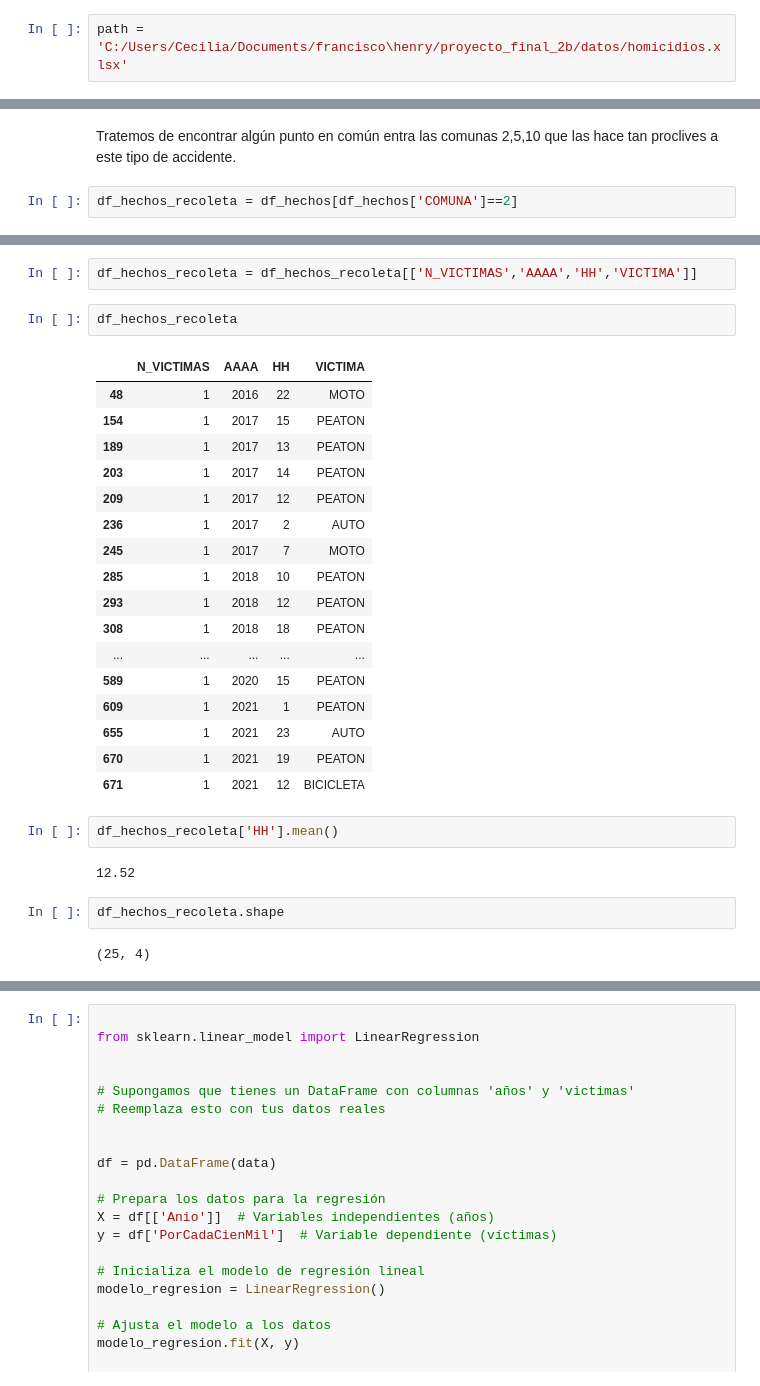
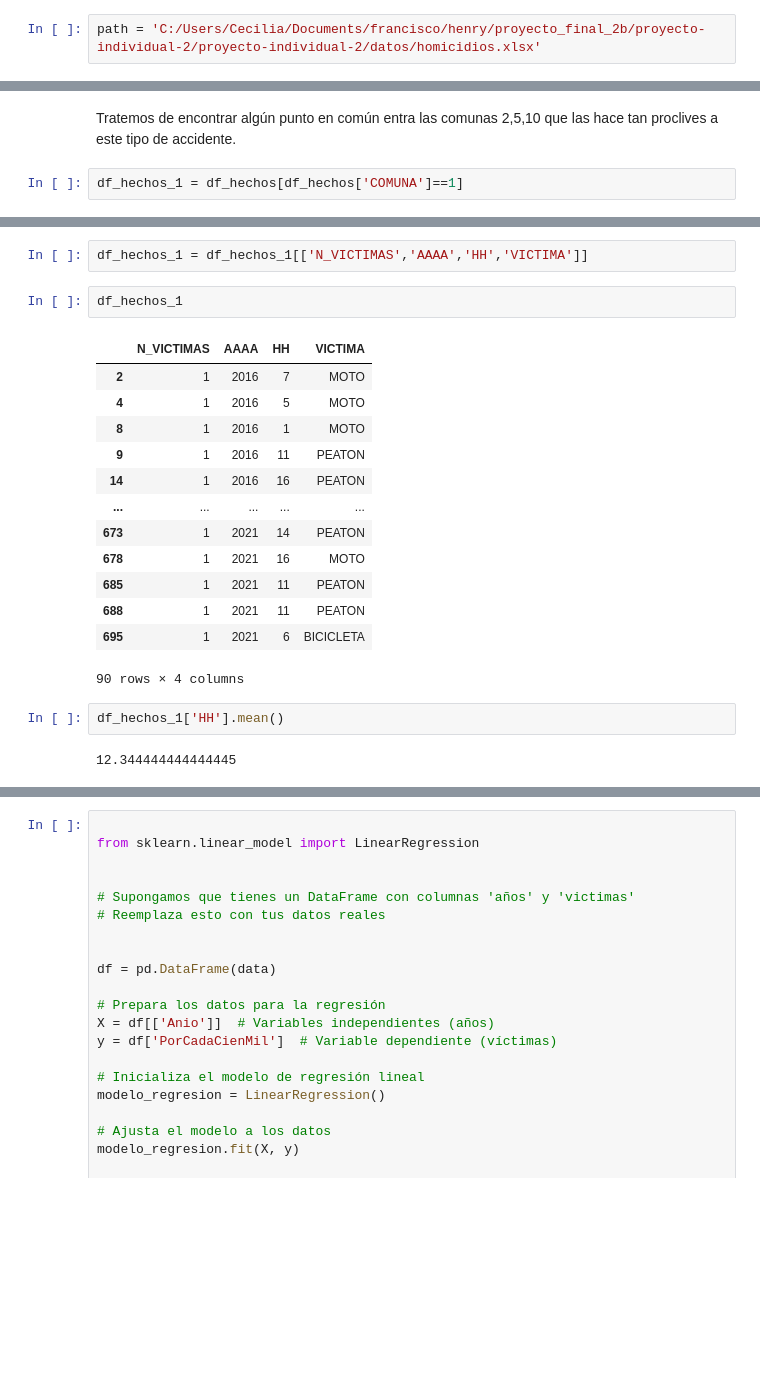
Before and after one commit to pachomejia26/proyecto-individual-2, a Jupyter notebook: codigo/diciembre_4.ipynb, the cells around one changed output, grey strips where cells are left out. Cells and saved outputs as stored; diff of their text form; blank space fills up the shorter version.

```diff
--- a/codigo/diciembre_4.ipynb
+++ b/codigo/diciembre_4.ipynb
@@ -6,7 +6,7 @@ import seaborn as sns
 # %%
 import numpy as np
 # %%
-path = 'C:/Users/Cecilia/Documents/francisco\henry/proyecto_final_2b/datos/homicidios.xlsx'
+path = 'C:/Users/Cecilia/Documents/francisco/henry/proyecto_final_2b/proyecto-individual-2/proyecto-individual-2/datos/homicidios.xlsx'
 # %%
 #df_diccionario_hechos = pd.read_excel(path,sheet_name='DICCIONARIO_HECHOS')
 #df_diccionario_victimas = pd.read_excel(path,sheet_name='DICCIONARIO_VICTIMAS')
@@ -165,5 +163,5 @@ plt.show()
 # %% [markdown]
 Tratemos de encontrar algún punto en común entra las comunas 2,5,10 que las hace tan proclives a este tipo de accidente. </span>
 # %%
-df_hechos_recoleta = df_hechos[df_hechos['COMUNA']==2]
+df_hechos_1 = df_hechos[df_hechos['COMUNA']==1]
 # %%
@@ -189,30 +187,22 @@ print(df_hechos_recoleta)
 # %%
-df_hechos_recoleta = df_hechos_recoleta[['N_VICTIMAS','AAAA','HH','VICTIMA']]
+df_hechos_1 = df_hechos_1[['N_VICTIMAS','AAAA','HH','VICTIMA']]
-# %%
-df_hechos_recoleta
-# %% [output]
-|  | N_VICTIMAS | AAAA | HH | VICTIMA |
-| 48 | 1 | 2016 | 22 | MOTO |
-| 154 | 1 | 2017 | 15 | PEATON |
-| 189 | 1 | 2017 | 13 | PEATON |
-| 203 | 1 | 2017 | 14 | PEATON |
-| 209 | 1 | 2017 | 12 | PEATON |
-| 236 | 1 | 2017 | 2 | AUTO |
-| 245 | 1 | 2017 | 7 | MOTO |
-| 285 | 1 | 2018 | 10 | PEATON |
-| 293 | 1 | 2018 | 12 | PEATON |
-| 308 | 1 | 2018 | 18 | PEATON |
-| ... | ... | ... | ... | ... |
-| 589 | 1 | 2020 | 15 | PEATON |
-| 609 | 1 | 2021 | 1 | PEATON |
-| 655 | 1 | 2021 | 23 | AUTO |
-| 670 | 1 | 2021 | 19 | PEATON |
-| 671 | 1 | 2021 | 12 | BICICLETA |
+# %%
+df_hechos_1
+# %% [output]
+|  | N_VICTIMAS | AAAA | HH | VICTIMA |
+| 2 | 1 | 2016 | 7 | MOTO |
+| 4 | 1 | 2016 | 5 | MOTO |
+| 8 | 1 | 2016 | 1 | MOTO |
+| 9 | 1 | 2016 | 11 | PEATON |
+| 14 | 1 | 2016 | 16 | PEATON |
+| ... | ... | ... | ... | ... |
+| 673 | 1 | 2021 | 14 | PEATON |
+| 678 | 1 | 2021 | 16 | MOTO |
+| 685 | 1 | 2021 | 11 | PEATON |
+| 688 | 1 | 2021 | 11 | PEATON |
+| 695 | 1 | 2021 | 6 | BICICLETA |
+90 rows × 4 columns
 # %%
-df_hechos_recoleta['HH'].mean()
+df_hechos_1['HH'].mean()
 # %% [output]
-12.52
+12.344444444444445
-# %%
-df_hechos_recoleta.shape
-# %% [output]
-(25, 4)
```
Also changed, not shown: parts of 17 cells of this notebook.
